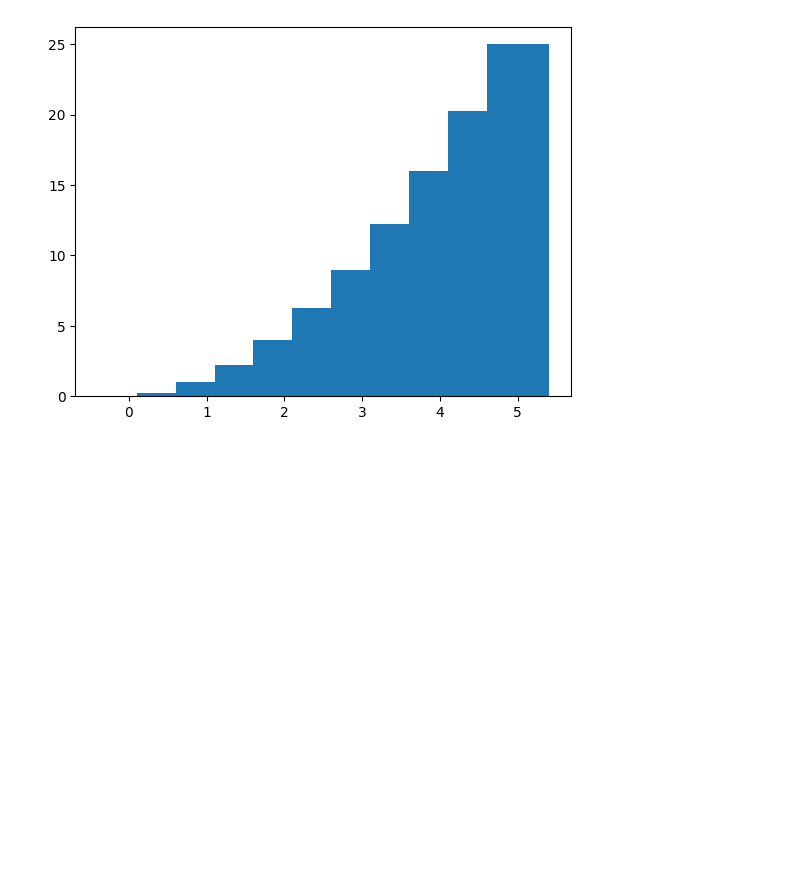
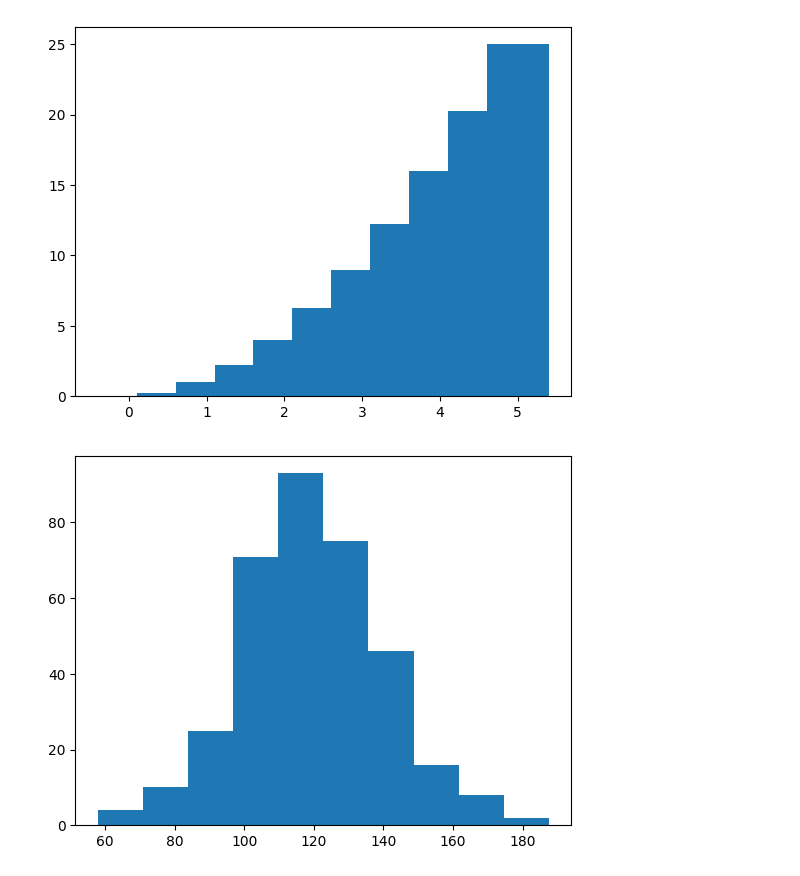
Before and after one commit to Paxyifier/AIML-Practicals, a Jupyter notebook: 19-AIML-Practical-2.3.ipynb, the cells around one changed output. Drawn from its saved outputs; the diff is of its cells as text; code cells hidden in the pictures; blank space fills up the shorter version.

```diff
--- a/19-AIML-Practical-2.3.ipynb
+++ b/19-AIML-Practical-2.3.ipynb
@@ -50,3 +50,7 @@ plt.bar(x,y);
 [figure]
 # %%
 x = np.random.normal(120,20,350)
+plt.hist(x)
+plt.show()
+# %% [output]
+[figure, added]
```
Also changed, not shown: parts of 14 cells of this notebook.
